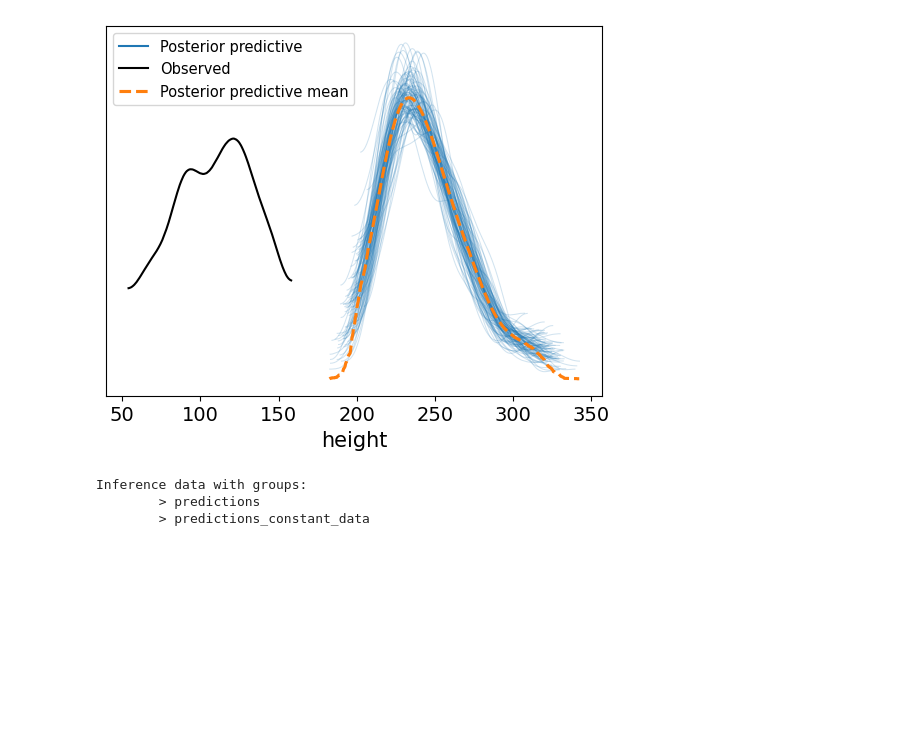
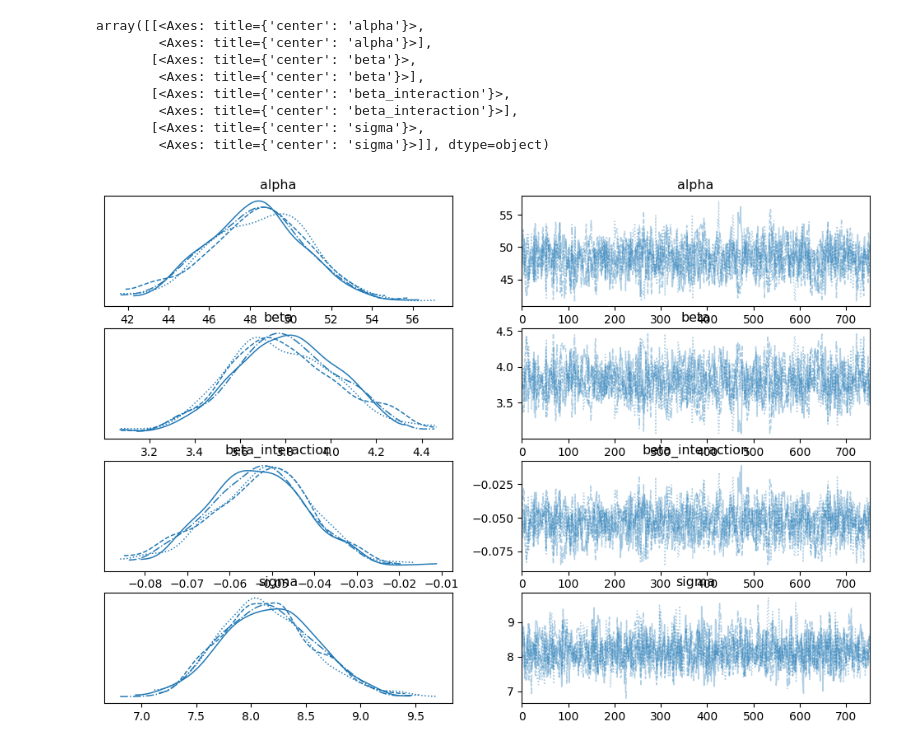
Before and after one commit to voutrata/statistical_rethinking_fork, a Jupyter notebook: my_code/chapter_4/4H2.ipynb, the cells around one changed output. Saved outputs shown, nothing was run; the diff lists cells and outputs as text; code cells hidden in the pictures; blank space fills up the shorter version.

```diff
--- a/my_code/chapter_4/4H2.ipynb
+++ b/my_code/chapter_4/4H2.ipynb
@@ -73,0 +64,26 @@ Text(0.5, 1.0, 'Prior predictive checks -- Weakly regularizing priors')
+# %%
+# model definition
+with pm.Model() as interaction_model:
+    # priors
+    alpha = pm.Normal(name="alpha", mu=50, sigma=5)
+    beta = pm.Normal(name="beta", mu=3, sigma=1)
+    beta_interaction = pm.Normal(name="beta_interaction", mu=0, sigma=0.2)
+    sigma = pm.Uniform(name="sigma", lower=0, upper=20)
+
+    weight = pm.MutableData("weight", df["weight"].to_numpy())
+
+    mu = alpha + beta*weight + beta_interaction*(df["weight"]*df["age"]).to_numpy()
+
+    height = pm.Normal("height", mu=mu, sigma=sigma, observed=df["height"].to_numpy())
+
+    # check prior predictive
+    interaction_prior_predictive = pm.sample_prior_predictive(draws=500)
+
+    # compute posterior
+    interaction_posterior_distribution = pm.sample(draws=752)
+
+    # compute posterior predictive
+    interaction_posterior_predictive = pm.sample_posterior_predictive(interaction_posterior_distribution)
+
+    # compute likelihood
+    pm.compute_log_likelihood(interaction_posterior_distribution)
@@ -128,10 +175,12 @@ Sampling: [height]
-# %%
-az.plot_ppc(pp, num_pp_samples=100,);
-# %% [output]
-[figure, removed]
-# %%
-pp
-# %% [output]
-Inference data with groups:
-        > predictions
-        > predictions_constant_data
+# %%
+az.plot_trace(interaction_posterior_distribution)
+# %% [output]
+array([[<Axes: title={'center': 'alpha'}>,
+        <Axes: title={'center': 'alpha'}>],
+       [<Axes: title={'center': 'beta'}>,
+        <Axes: title={'center': 'beta'}>],
+       [<Axes: title={'center': 'beta_interaction'}>,
+        <Axes: title={'center': 'beta_interaction'}>],
+       [<Axes: title={'center': 'sigma'}>,
+        <Axes: title={'center': 'sigma'}>]], dtype=object)
+[figure, added]
```
Also changed, not shown: parts of 25 cells of this notebook, 5 other files.
